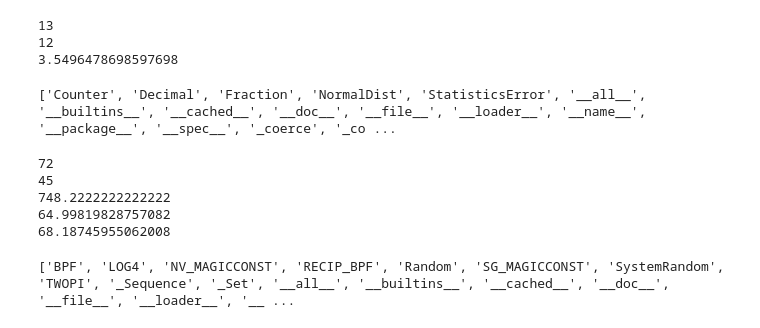
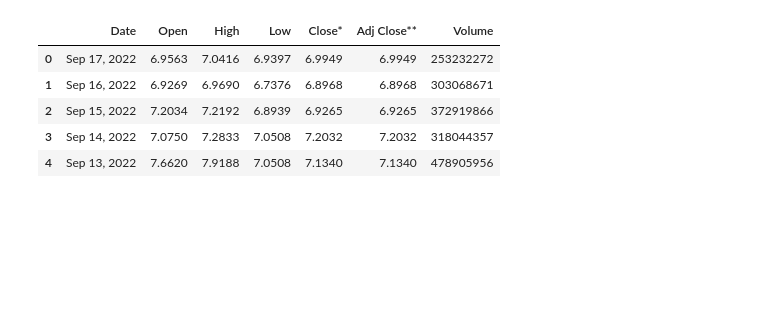
Before and after one commit to Giftsinstitute/Python-codes-and-notes, a Jupyter notebook: DAY 4.ipynb, the cells around one changed output. Cells and saved outputs as stored; diff of their text form; code cells hidden in the pictures; blank space fills up the shorter version.

```diff
--- a/DAY 4.ipynb
+++ b/DAY 4.ipynb
@@ -53,32 +0,0 @@ print(dir(math))
-# %%
-numbers = 12.6
-print(math.ceil(numbers))
-print(math.floor(numbers))
-print(math.sqrt(numbers))
-# %% [output]
-13
-12
-3.5496478698597698
-# %%
-import statistics as stat
-print(dir(stat))
-# %% [output]
-['Counter', 'Decimal', 'Fraction', 'NormalDist', 'StatisticsError', '__all__', '__builtins__', '__cached__', '__doc__', '__file__', '__loader__', '__name__', '__package__', '__spec__', '_coerce', '_co ...
-# %%
-numbers = [45,60,68,42,65,72,140,80,64,84]
-print(stat.mean(numbers))
-print(stat.mode(numbers))
-print(stat.variance(numbers))
-print(stat.harmonic_mean(numbers))
-print(stat.geometric_mean(numbers))
-# %% [output]
-72
-45
-748.2222222222222
-64.99819828757082
-68.18745955062008
-# %%
-import random as rm
-print(dir(rm))
-# %% [output]
-['BPF', 'LOG4', 'NV_MAGICCONST', 'RECIP_BPF', 'Random', 'SG_MAGICCONST', 'SystemRandom', 'TWOPI', '_Sequence', '_Set', '__all__', '__builtins__', '__cached__', '__doc__', '__file__', '__loader__', '__ ...
@@ -84,0 +5,13 @@ print(dir(rm))
+# %%
+url_link = 'https://finance.yahoo.com/quote/DOT-USD/history?p=DOT-USD'
+r = requests.get(url_link,headers ={'User-Agent':'Mozilla/5.0 (Windows NT 10.0; Win64; x64) AppleWebkit/537.36(KHTML, like Gecko) Chrome/91.0.4472.124 Safari/537.36'})
+read_html_pandas_data = pd.read_html(r.text)[0]
+df = pd.DataFrame(read_html_pandas_data)
+df.head()
+# %% [output]
+|  | Date | Open | High | Low | Close* | Adj Close** | Volume |
+| 0 | Sep 17, 2022 | 6.9563 | 7.0416 | 6.9397 | 6.9949 | 6.9949 | 253232272 |
+| 1 | Sep 16, 2022 | 6.9269 | 6.9690 | 6.7376 | 6.8968 | 6.8968 | 303068671 |
+| 2 | Sep 15, 2022 | 7.2034 | 7.2192 | 6.8939 | 6.9265 | 6.9265 | 372919866 |
+| 3 | Sep 14, 2022 | 7.0750 | 7.2833 | 7.0508 | 7.2032 | 7.2032 | 318044357 |
+| 4 | Sep 13, 2022 | 7.6620 | 7.9188 | 7.0508 | 7.1340 | 7.1340 | 478905956 |
```
Also changed, not shown: parts of 29 cells of this notebook, 7 other files.
